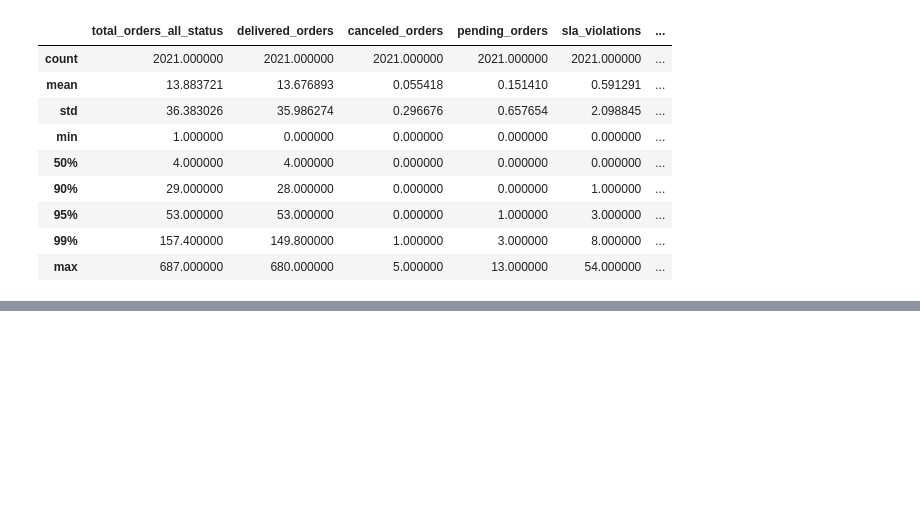
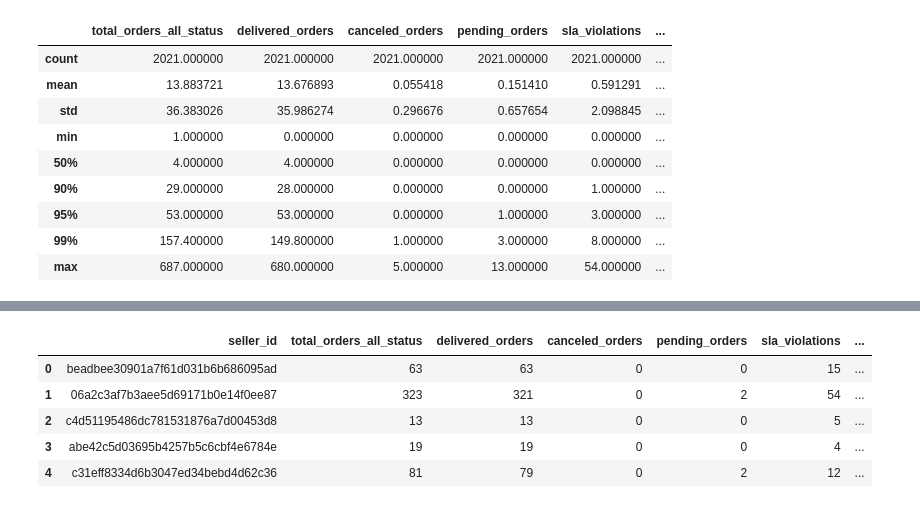
Before and after one commit to andrewyang0620/Marketplace-Sla-Risk-Analysis, a Jupyter notebook: notebooks/01_seller_risk.ipynb, the cells around one changed output, grey strips where cells are left out. Saved outputs shown, nothing was run; the diff lists cells and outputs as text; code cells hidden in the pictures; blank space fills up the shorter version.

Commit message:
rank_seller_by_sla_risk function implemented

```diff
--- a/notebooks/01_seller_risk.ipynb
+++ b/notebooks/01_seller_risk.ipynb
@@ -221,0 +241,14 @@ text = base.mark_text(
+# %%
+ranked = rank_sellers_by_sla_risk(
+    seller_metrics,
+    min_delivered_orders=10,
+    risk_weights=None,  # use default violation_rate: 0.5, severity_weighted_violations: 0.5
+)
+ranked.head()
+# %% [output]
+|  | seller_id | total_orders_all_status | delivered_orders | canceled_orders | pending_orders | sla_violations | ... |
+| 0 | beadbee30901a7f61d031b6b686095ad | 63 | 63 | 0 | 0 | 15 | ... |
+| 1 | 06a2c3af7b3aee5d69171b0e14f0ee87 | 323 | 321 | 0 | 2 | 54 | ... |
+| 2 | c4d51195486dc781531876a7d00453d8 | 13 | 13 | 0 | 0 | 5 | ... |
+| 3 | abe42c5d03695b4257b5c6cbf4e6784e | 19 | 19 | 0 | 0 | 4 | ... |
+| 4 | c31eff8334d6b3047ed34bebd4d62c36 | 81 | 79 | 0 | 2 | 12 | ... |
```
Also changed, not shown: parts of 4 cells of this notebook, 1 other file.
